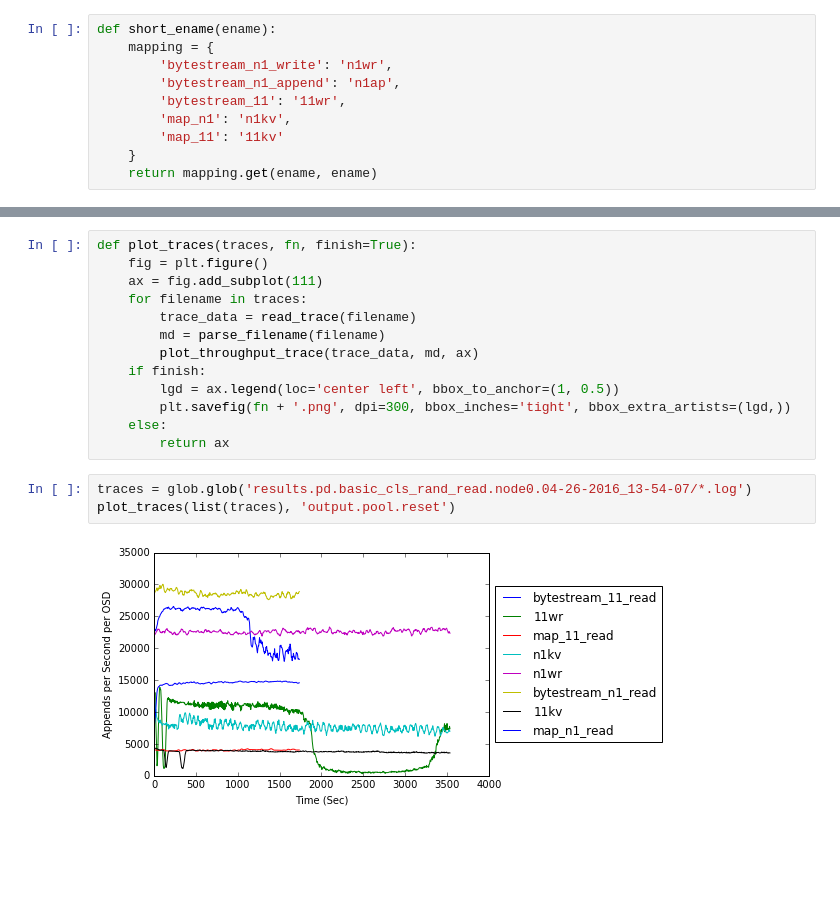
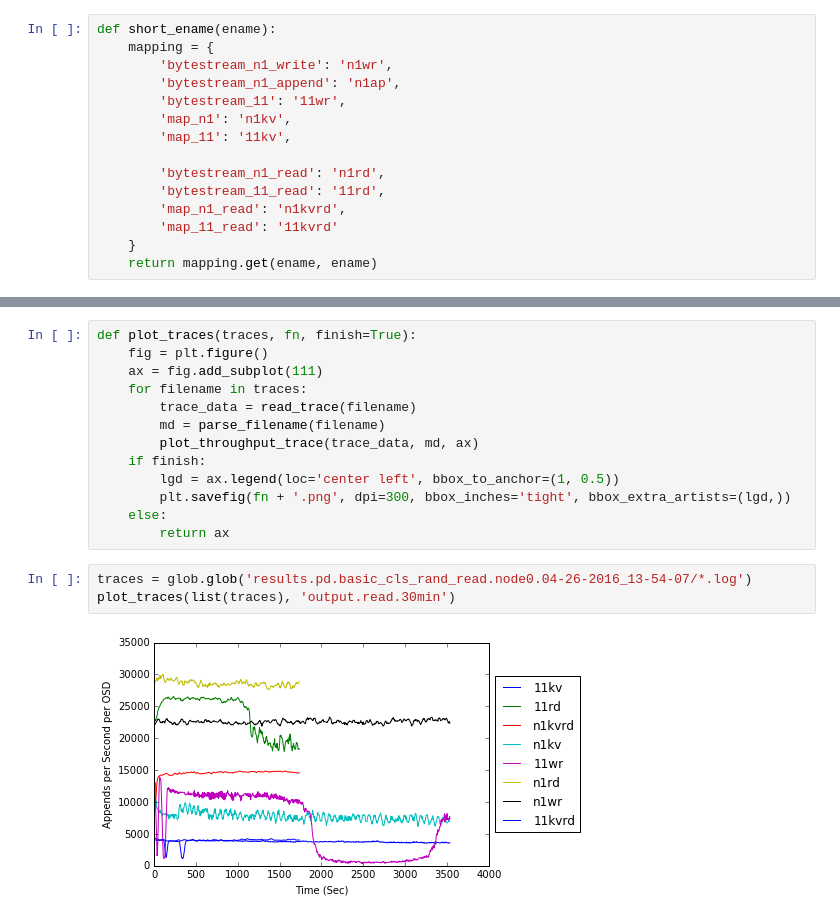
Before and after one commit to michaelsevilla/zlog-popper, a Jupyter notebook: experiments/basic-cls-rand-read/visualize.ipynb, the cells around one changed output, grey strips where cells are left out. Drawn from its saved outputs; the diff is of its cells as text; blank space fills up the shorter version.

Commit message:
paper: add random read perf
Signed-off-by: Noah Watkins <noahwatkins@gmail.com>

```diff
--- a/experiments/basic-cls-rand-read/visualize.ipynb
+++ b/experiments/basic-cls-rand-read/visualize.ipynb
@@ -24,7 +24,12 @@ def short_ename(ename):
         'bytestream_n1_append': 'n1ap',
         'bytestream_11': '11wr',
         'map_n1': 'n1kv',
-        'map_11': '11kv'
+        'map_11': '11kv',
+
+        'bytestream_n1_read': 'n1rd',
+        'bytestream_11_read': '11rd',
+        'map_n1_read': 'n1kvrd',
+        'map_11_read': '11kvrd'
     }
     return mapping.get(ename, ename)
 # %%
@@ -70,6 +75,6 @@ def plot_traces(traces, fn, finish=True):
         return ax
 # %%
 traces = glob.glob('results.pd.basic_cls_rand_read.node0.04-26-2016_13-54-07/*.log')
-plot_traces(list(traces), 'output.pool.reset')
+plot_traces(list(traces), 'output.read.30min')
 # %% [output]
-[figure, old version]
+[figure, new version]
```
Also changed, not shown: parts of 2 cells of this notebook, 4 other files.
